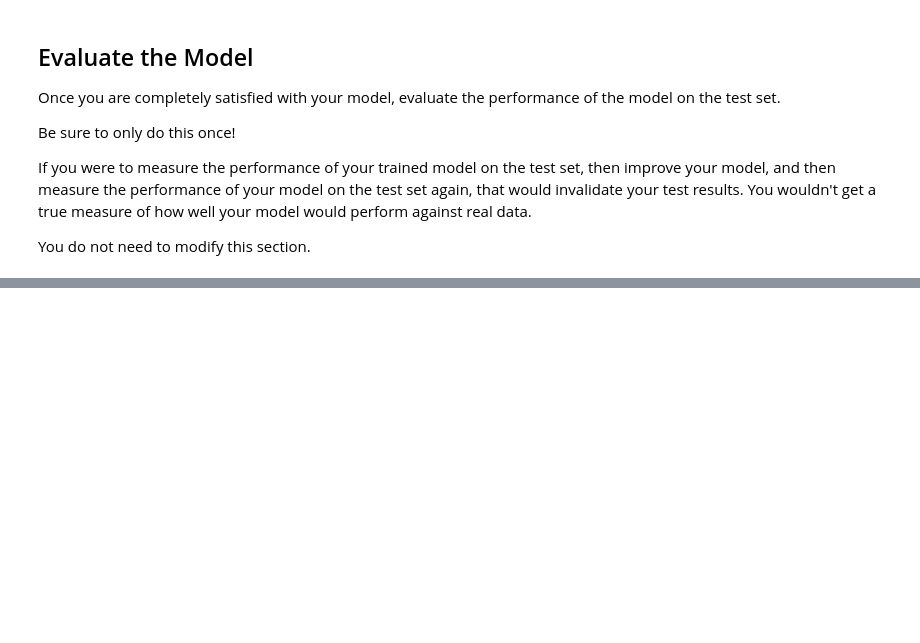
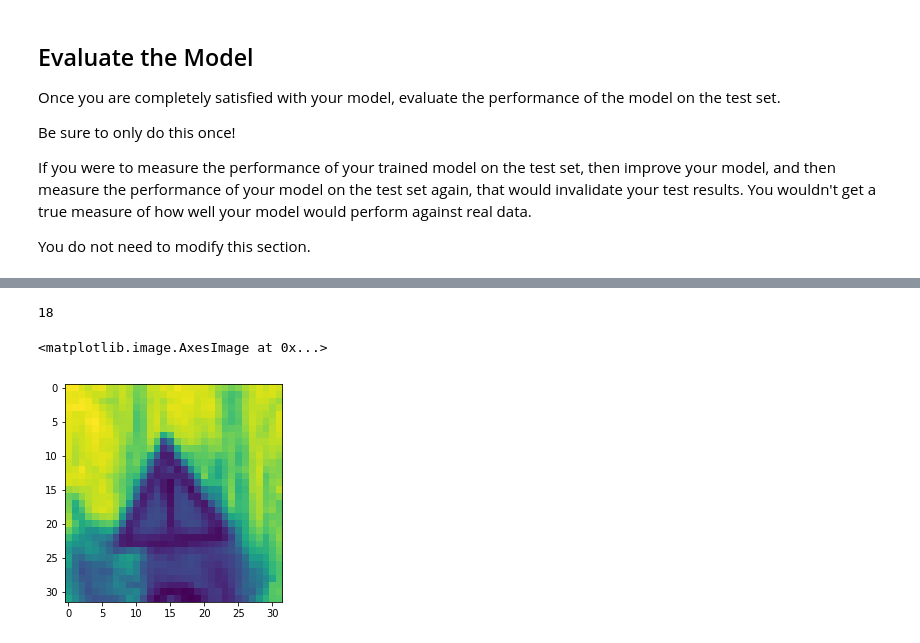
Before and after one commit to beylul/carnd_term1_tsc_project, a Jupyter notebook: LeNet-Lab-Solution.ipynb, the cells around one changed output, grey strips where cells are left out. Saved outputs shown, nothing was run; the diff lists cells and outputs as text; code cells hidden in the pictures; blank space fills up the shorter version.

```diff
--- a/LeNet-Lab-Solution.ipynb
+++ b/LeNet-Lab-Solution.ipynb
@@ -68,24 +68,34 @@ from sklearn.utils import shuffle
 
 X_train, y_train = shuffle(X_train, y_train)
 # %%
+#Convert RGB Image to YUV, keeping only the Intensity/Y
+rgbtoy = lambda x: 0.299*x[:,:,:,0] + 0.587*x[:,:,:,1] + 0.114*x[:,:,:,2]
+normalize = lambda x, mean, stddev: ((x[:,:,:] - mean)/stddev)
 
-#Convert RGB Image to YUV, keeping only the Intensity/Y
-X_train = 0.299*X_train[:,:,:,0] + 0.587*X_train[:,:,:,1] + 0.114*X_train[:,:,:,2]
-X_valid = 0.299*X_valid[:,:,:,0] + 0.587*X_valid[:,:,:,1] + 0.114*X_valid[:,:,:,2]
-X_test  = 0.299*X_test[:,:,:,0] + 0.587*X_test[:,:,:,1] + 0.114*X_test[:,:,:,2]
+X_train = rgbtoy(X_train)
+X_valid = rgbtoy(X_valid)
+X_test = rgbtoy(X_test)
+
+#X_train = 0.299*X_train[:,:,:,0] + 0.587*X_train[:,:,:,1] + 0.114*X_train[:,:,:,2]
+#X_valid = 0.299*X_valid[:,:,:,0] + 0.587*X_valid[:,:,:,1] + 0.114*X_valid[:,:,:,2]
+#X_test  = 0.299*X_test[:,:,:,0] + 0.587*X_test[:,:,:,1] + 0.114*X_test[:,:,:,2]
 
 #Calculate mean and stddev of greyscale image
-grey_mean, grey_std = np.mean(X_train[:,:,:]), np.std(X_train[:,:,:])
+grey_mean, grey_stddev = np.mean(X_train[:,:,:]), np.std(X_train[:,:,:])
 #print( grey_mean, grey_std )
 
 #Normalize grey image using mean and standard deviation
-X_train[:,:,:] = (X_train[:,:,:] - grey_mean)/grey_std
-X_valid[:,:,:] = (X_valid[:,:,:] - grey_mean)/grey_std
-X_test[:,:,:] = (X_test[:,:,:] - grey_mean)/grey_std
+X_train = normalize(X_train, grey_mean, grey_stddev).reshape((-1,32,32,1))
+X_valid = normalize(X_valid, grey_mean, grey_stddev).reshape((-1,32,32,1))
+X_test = normalize(X_test, grey_mean, grey_stddev).reshape((-1,32,32,1))
 
-X_train = X_train.reshape((-1,32,32,1))
-X_valid = X_valid.reshape((-1,32,32,1))
-X_test = X_test.reshape((-1,32,32,1))
+#X_train[:,:,:] = (X_train[:,:,:] - grey_mean)/grey_std
+#X_valid[:,:,:] = (X_valid[:,:,:] - grey_mean)/grey_std
+#X_test[:,:,:] = (X_test[:,:,:] - grey_mean)/grey_std
+
+#X_train = X_train.reshape((-1,32,32,1))
+#X_valid = X_valid.reshape((-1,32,32,1))
+#X_test = X_test.reshape((-1,32,32,1))
 # %% [markdown]
 ## Setup TensorFlow
 The `EPOCH` and `BATCH_SIZE` values affect the training speed and model accuracy.
@@ -336,10 +367,15 @@ print(t_counts)
 # %%
-print(len(test['features'][y_test == 1]))
-a = test['features'][y_test == 1][10]
+#print(len(test['features'][y_test == 1]))
+#a = test['features'][y_test == 1][10]
 
 #a = (X_test[y_test == 30][4]).reshape(32,32)
-
-plt.imshow(a)
+#print(a[0])
+print(b[1])
+plt.imshow(a[1].reshape(32,32))
+# %% [output]
+18
+<matplotlib.image.AxesImage at 0x...>
+[figure, added]
 # %%
 import matplotlib.pyplot as plt
 # Visualizations will be shown in the notebook.
```
Also changed, not shown: parts of 8 cells of this notebook, 1 other file.
